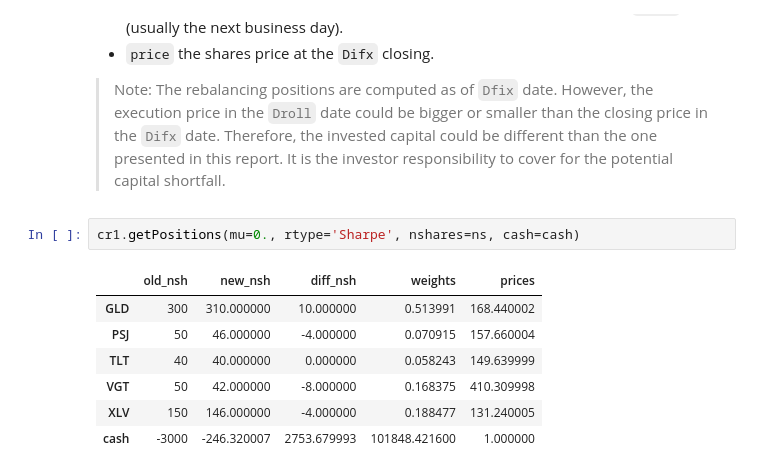
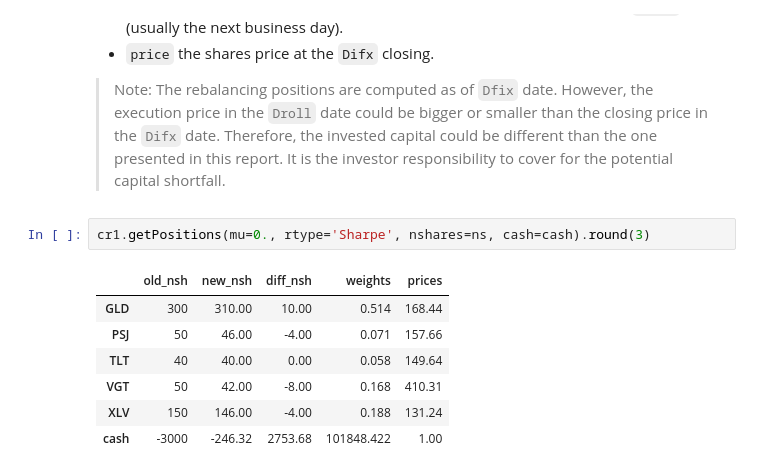
Before and after one commit to Mircea-MMXXI/azapy, a Jupyter notebook: jpy_scripts/Rebalance_example.ipynb, the cells around one changed output. Cells and saved outputs as stored; diff of their text form.

```diff
--- a/jpy_scripts/Rebalance_example.ipynb
+++ b/jpy_scripts/Rebalance_example.ipynb
@@ -128,12 +128,12 @@ Returns:
 
 > Note: The rebalancing positions are computed as of `Dfix` date. However, the execution price in the `Droll` date could be bigger or smaller than the closing price in the `Difx` date. Therefore, the invested capital could be different than the one presented in this report. It is the investor responsibility to cover for the potential capital shortfall.
 # %%
-cr1.getPositions(mu=0., rtype='Sharpe', nshares=ns, cash=cash)
+cr1.getPositions(mu=0., rtype='Sharpe', nshares=ns, cash=cash).round(3)
 # %% [output]
 |  | old_nsh | new_nsh | diff_nsh | weights | prices |
-| GLD | 300 | 310.000000 | 10.000000 | 0.513991 | 168.440002 |
-| PSJ | 50 | 46.000000 | -4.000000 | 0.070915 | 157.660004 |
-| TLT | 40 | 40.000000 | 0.000000 | 0.058243 | 149.639999 |
-| VGT | 50 | 42.000000 | -8.000000 | 0.168375 | 410.309998 |
-| XLV | 150 | 146.000000 | -4.000000 | 0.188477 | 131.240005 |
-| cash | -3000 | -246.320007 | 2753.679993 | 101848.421600 | 1.000000 |
+| GLD | 300 | 310.00 | 10.00 | 0.514 | 168.44 |
+| PSJ | 50 | 46.00 | -4.00 | 0.071 | 157.66 |
+| TLT | 40 | 40.00 | 0.00 | 0.058 | 149.64 |
+| VGT | 50 | 42.00 | -8.00 | 0.168 | 410.31 |
+| XLV | 150 | 146.00 | -4.00 | 0.188 | 131.24 |
+| cash | -3000 | -246.32 | 2753.68 | 101848.422 | 1.00 |
```
Also changed, not shown: parts of 1 cell of this notebook, 3 other files.
